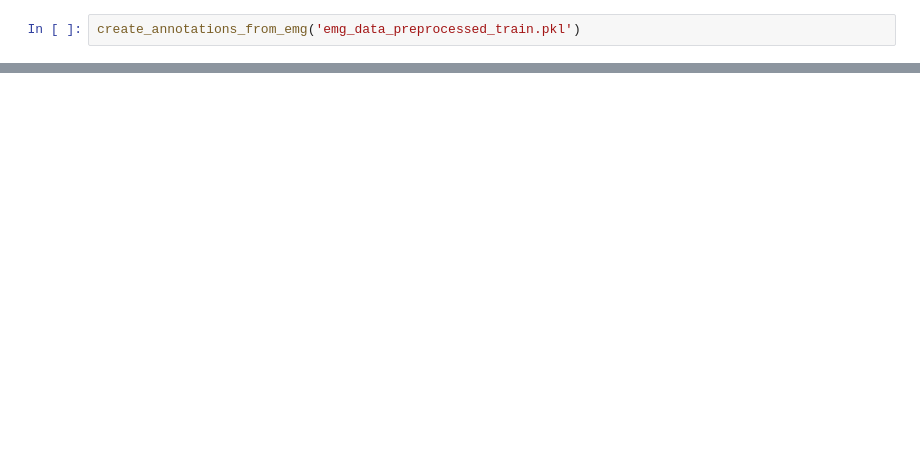
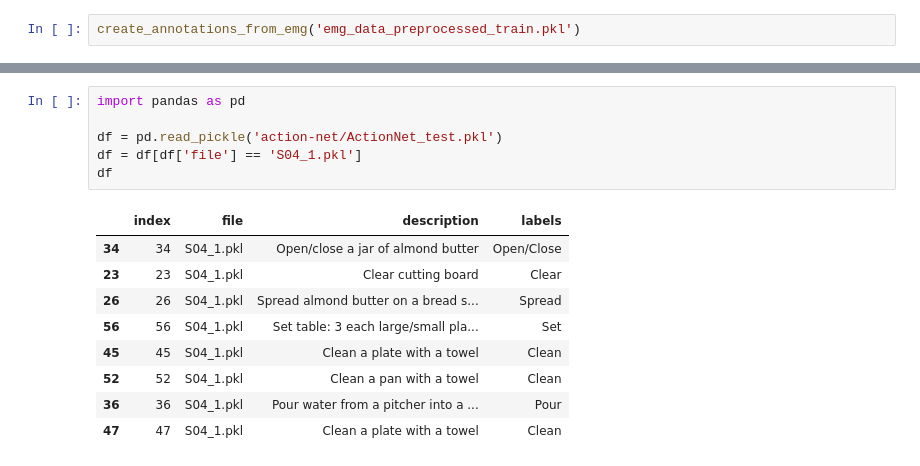
Before and after one commit to AmorosoLaura/aml23-ego, a Jupyter notebook: action_net_rgb_extraction.ipynb, the cells around one changed output, grey strips where cells are left out. Drawn from its saved outputs; the diff is of its cells as text; blank space fills up the shorter version.

```diff
--- a/action_net_rgb_extraction.ipynb
+++ b/action_net_rgb_extraction.ipynb
@@ -236,0 +266,16 @@ df
+# %%
+import pandas as pd
+
+df = pd.read_pickle('action-net/ActionNet_test.pkl')
+df = df[df['file'] == 'S04_1.pkl']
+df
+# %% [output]
+|  | index | file | description | labels |
+| 34 | 34 | S04_1.pkl | Open/close a jar of almond butter | Open/Close |
+| 23 | 23 | S04_1.pkl | Clear cutting board | Clear |
+| 26 | 26 | S04_1.pkl | Spread almond butter on a bread s... | Spread |
+| 56 | 56 | S04_1.pkl | Set table: 3 each large/small pla... | Set |
+| 45 | 45 | S04_1.pkl | Clean a plate with a towel | Clean |
+| 52 | 52 | S04_1.pkl | Clean a pan with a towel | Clean |
+| 36 | 36 | S04_1.pkl | Pour water from a pitcher into a ... | Pour |
+| 47 | 47 | S04_1.pkl | Clean a plate with a towel | Clean |
```
Also changed, not shown: parts of 9 cells of this notebook, 6 other files.
